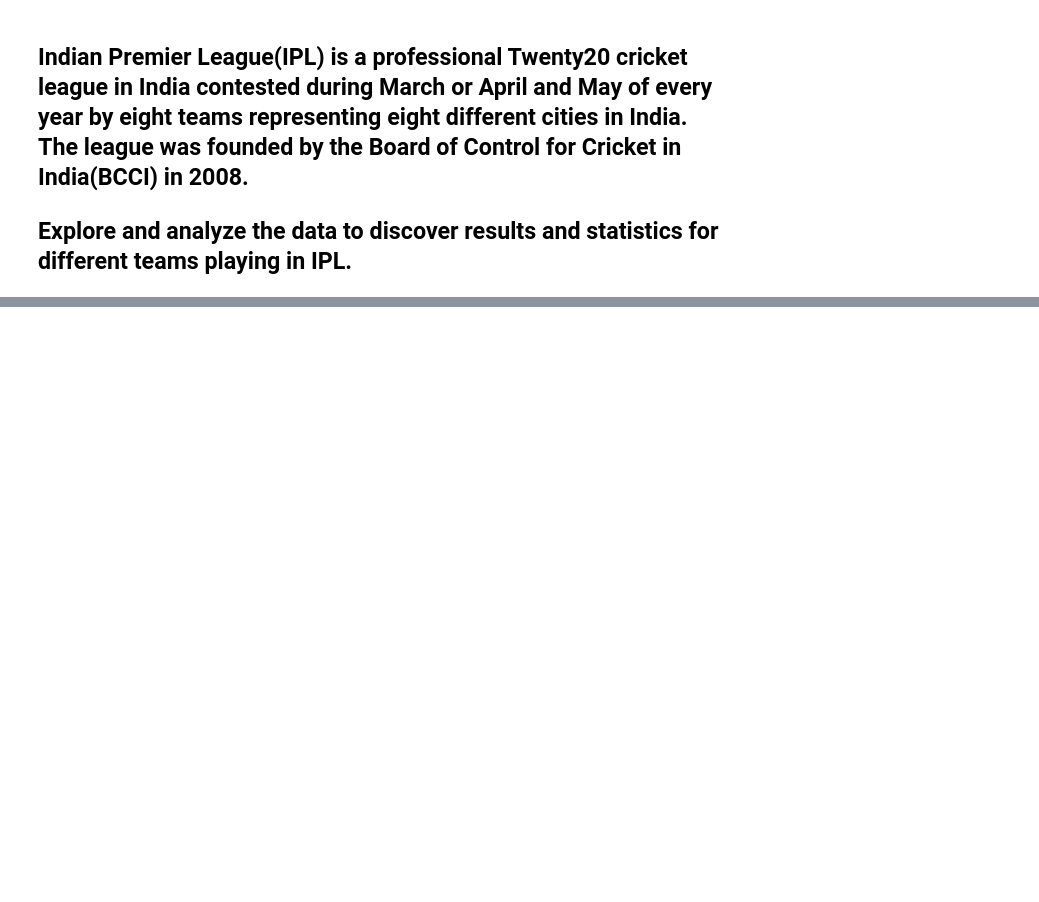
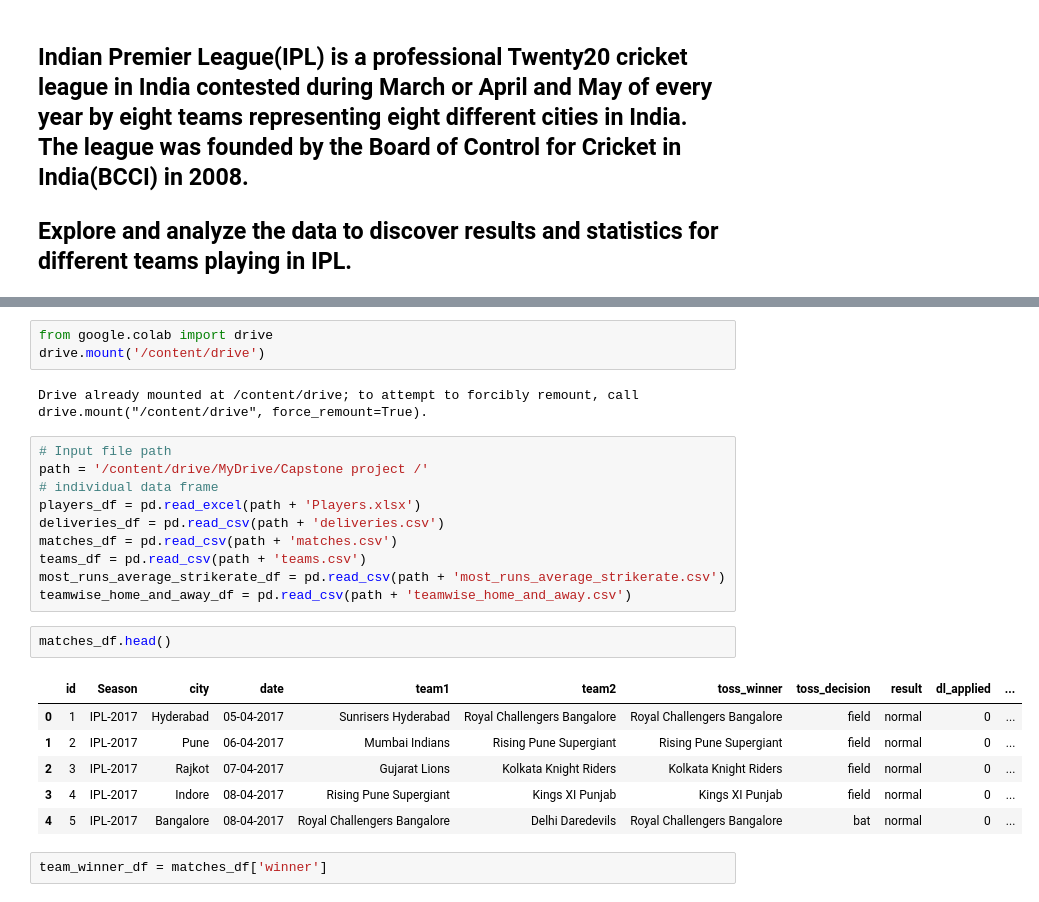
Before and after one commit to Pradip240/IPL-T20-Cricket-Analysis, a Jupyter notebook: Vridhi_IPL_T20_Cricket_Analysis_Capstone_Project.ipynb, the cells around one changed output, grey strips where cells are left out. Drawn from its saved outputs; the diff is of its cells as text; blank space fills up the shorter version.

```diff
--- a/Vridhi_IPL_T20_Cricket_Analysis_Capstone_Project.ipynb
+++ b/Vridhi_IPL_T20_Cricket_Analysis_Capstone_Project.ipynb
@@ -36,0 +69,26 @@ Expectations at the end of the project:
+# %%
+from google.colab import drive
+drive.mount('/content/drive')
+# %% [output]
+Drive already mounted at /content/drive; to attempt to forcibly remount, call drive.mount("/content/drive", force_remount=True).
+# %%
+# Input file path
+path = '/content/drive/MyDrive/Capstone project /'
+# individual data frame
+players_df = pd.read_excel(path + 'Players.xlsx')
+deliveries_df = pd.read_csv(path + 'deliveries.csv')
+matches_df = pd.read_csv(path + 'matches.csv')
+teams_df = pd.read_csv(path + 'teams.csv')
+most_runs_average_strikerate_df = pd.read_csv(path + 'most_runs_average_strikerate.csv')
+teamwise_home_and_away_df = pd.read_csv(path + 'teamwise_home_and_away.csv')
+# %%
+matches_df.head()
+# %% [output]
+|  | id | Season | city | date | team1 | team2 | toss_winner | toss_decision | result | dl_applied | ... |
+| 0 | 1 | IPL-2017 | Hyderabad | 05-04-2017 | Sunrisers Hyderabad | Royal Challengers Bangalore | Royal Challengers Bangalore | field | normal | 0 | ... |
+| 1 | 2 | IPL-2017 | Pune | 06-04-2017 | Mumbai Indians | Rising Pune Supergiant | Rising Pune Supergiant | field | normal | 0 | ... |
+| 2 | 3 | IPL-2017 | Rajkot | 07-04-2017 | Gujarat Lions | Kolkata Knight Riders | Kolkata Knight Riders | field | normal | 0 | ... |
+| 3 | 4 | IPL-2017 | Indore | 08-04-2017 | Rising Pune Supergiant | Kings XI Punjab | Kings XI Punjab | field | normal | 0 | ... |
+| 4 | 5 | IPL-2017 | Bangalore | 08-04-2017 | Royal Challengers Bangalore | Delhi Daredevils | Royal Challengers Bangalore | bat | normal | 0 | ... |
+# %%
+team_winner_df = matches_df['winner']
```
Also changed, not shown: parts of 14 cells of this notebook.
